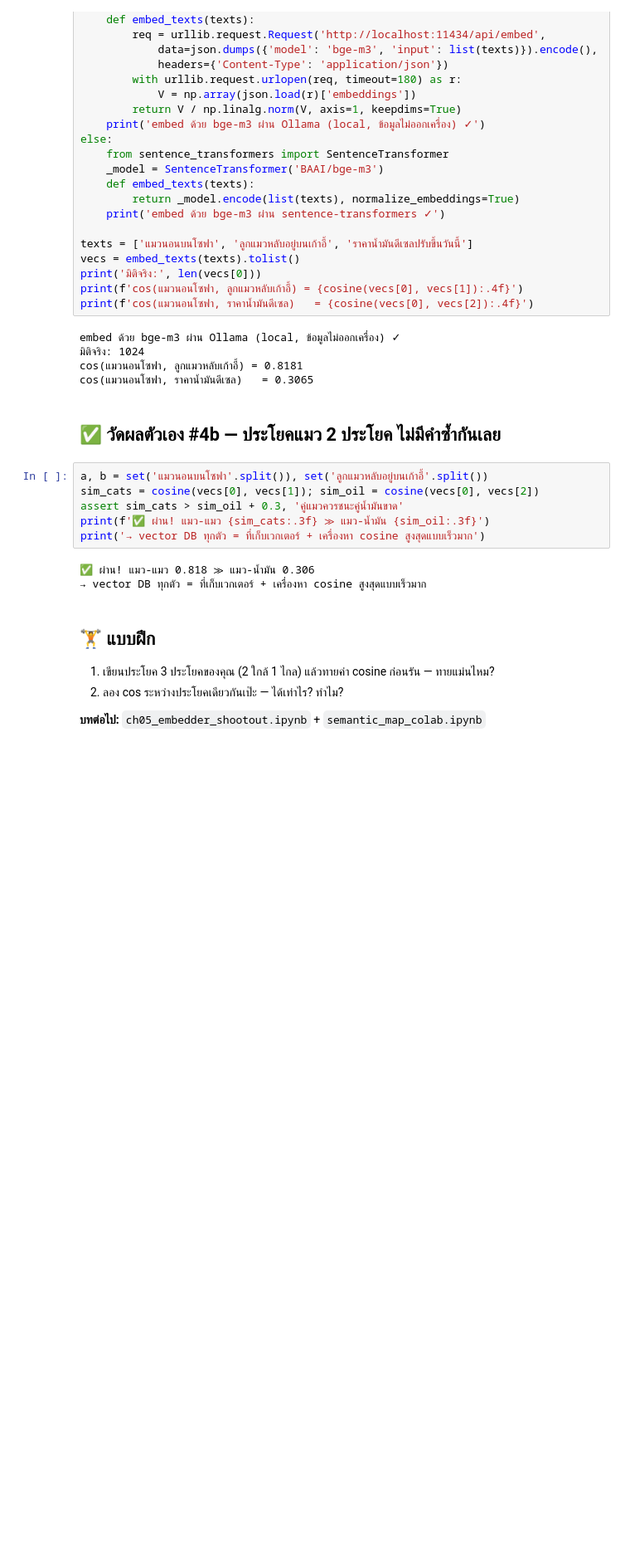
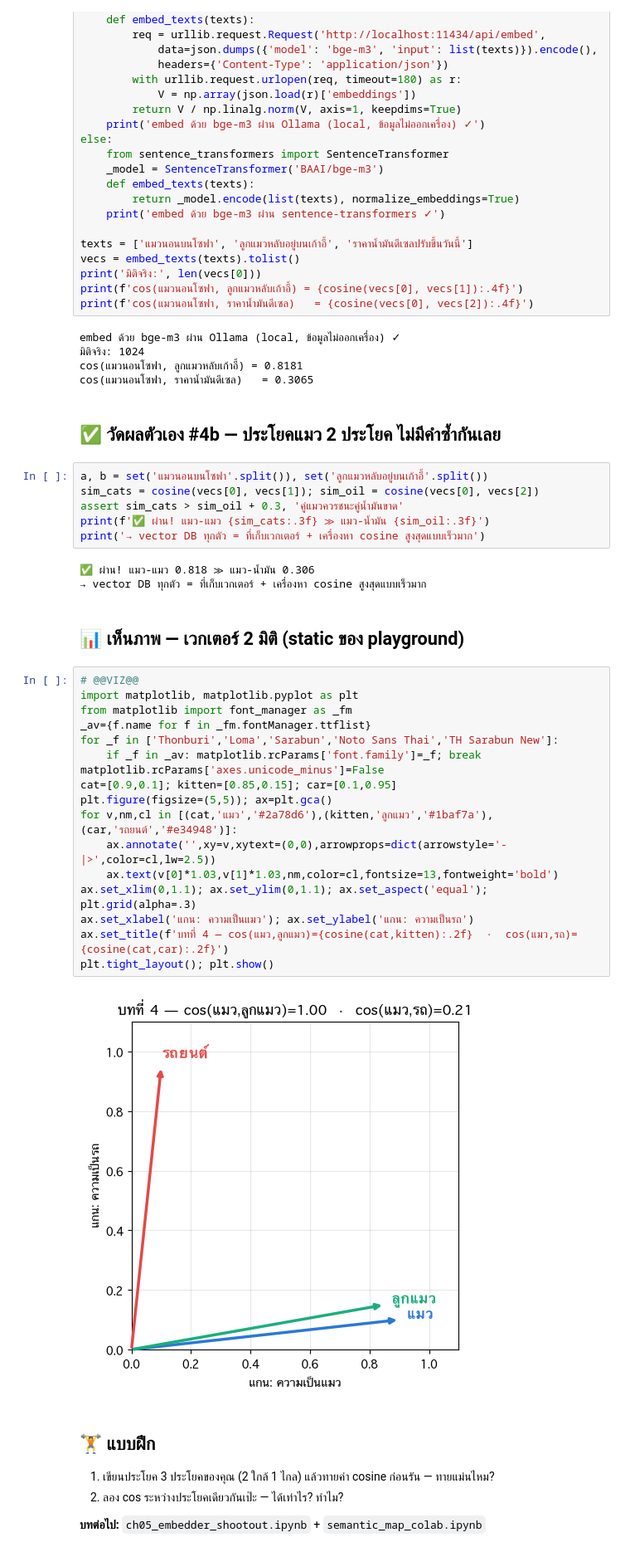
Before and after one commit to nat-build-with-oracle/ajfon-oracle, a Jupyter notebook: book/notebooks/ch04_cosine_by_hand.ipynb, the cells around one changed output. Shown at 83% size. Cells and saved outputs as stored; diff of their text form; blank space fills up the shorter version.

```diff
--- a/book/notebooks/ch04_cosine_by_hand.ipynb
+++ b/book/notebooks/ch04_cosine_by_hand.ipynb
@@ -94,6 +94,27 @@ print('→ vector DB ทุกตัว = ที่เก็บเวกเต
 # %% [output]
 ✅ ผ่าน! แมว-แมว 0.818 ≫ แมว-น้ำมัน 0.306
 → vector DB ทุกตัว = ที่เก็บเวกเตอร์ + เครื่องหา cosine สูงสุดแบบเร็วมาก
+# %% [markdown]
+## 📊 เห็นภาพ — เวกเตอร์ 2 มิติ (static ของ playground)
+# %%
+# @@VIZ@@
+import matplotlib, matplotlib.pyplot as plt
+from matplotlib import font_manager as _fm
+_av={f.name for f in _fm.fontManager.ttflist}
+for _f in ['Thonburi','Loma','Sarabun','Noto Sans Thai','TH Sarabun New']:
+    if _f in _av: matplotlib.rcParams['font.family']=_f; break
+matplotlib.rcParams['axes.unicode_minus']=False
+cat=[0.9,0.1]; kitten=[0.85,0.15]; car=[0.1,0.95]
+plt.figure(figsize=(5,5)); ax=plt.gca()
+for v,nm,cl in [(cat,'แมว','#2a78d6'),(kitten,'ลูกแมว','#1baf7a'),(car,'รถยนต์','#e34948')]:
+    ax.annotate('',xy=v,xytext=(0,0),arrowprops=dict(arrowstyle='-|>',color=cl,lw=2.5))
+    ax.text(v[0]*1.03,v[1]*1.03,nm,color=cl,fontsize=13,fontweight='bold')
+ax.set_xlim(0,1.1); ax.set_ylim(0,1.1); ax.set_aspect('equal'); plt.grid(alpha=.3)
+ax.set_xlabel('แกน: ความเป็นแมว'); ax.set_ylabel('แกน: ความเป็นรถ')
+ax.set_title(f'บทที่ 4 — cos(แมว,ลูกแมว)={cosine(cat,kitten):.2f}  ·  cos(แมว,รถ)={cosine(cat,car):.2f}')
+plt.tight_layout(); plt.show()
+# %% [output]
+[figure, added]
 # %% [markdown]
 ## 🏋️ แบบฝึก
 1. เขียนประโยค 3 ประโยคของคุณ (2 ใกล้ 1 ไกล) แล้วทายค่า cosine ก่อนรัน — ทายแม่นไหม?
```
Also changed, not shown: 26 other files.
